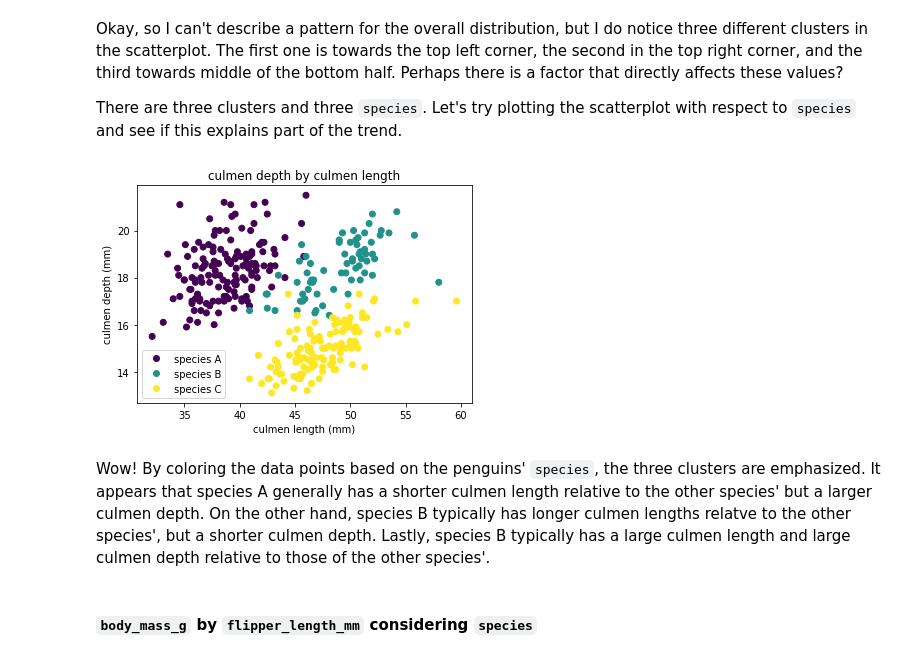
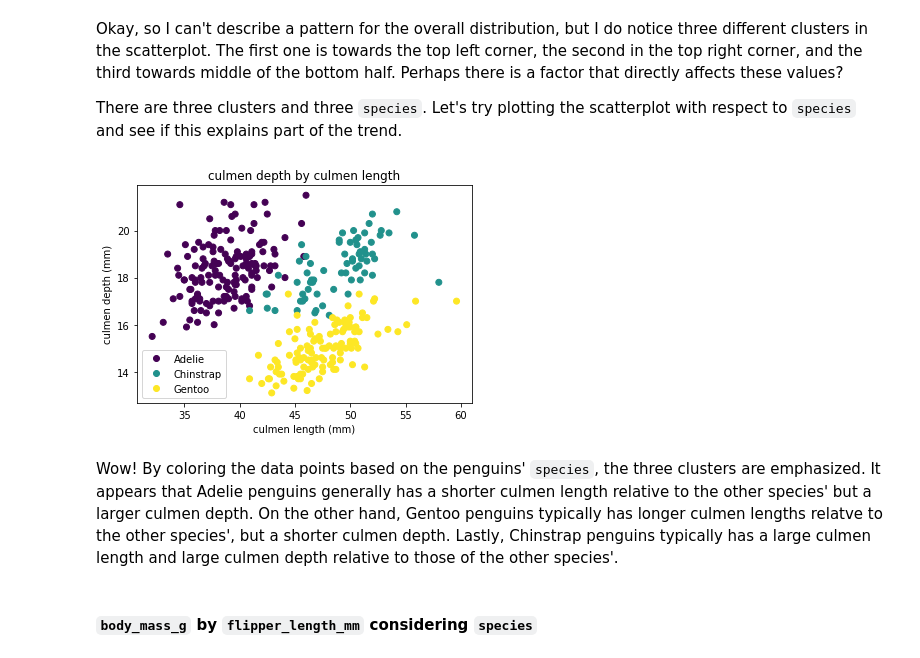
Before and after one commit to michaelhlavaty981/CSC630-Machine-Learning, a Jupyter notebook: Palmer_Penguins.ipynb, the cells around one changed output. Cells and saved outputs as stored; diff of their text form; code cells hidden in the pictures.

```diff
--- a/Palmer_Penguins.ipynb
+++ b/Palmer_Penguins.ipynb
@@ -130,14 +130,14 @@ There are three clusters and three `species`. Let's try plotting the scatterplot
 # %%
 scatter = plt.scatter(data.culmen_length_mm, data.culmen_depth_mm, c=data.species.astype('category').cat.codes)
 plt.title("culmen depth by culmen length")
 plt.xlabel("culmen length (mm)")
 plt.ylabel("culmen depth (mm)")
-plt.legend(handles = scatter.legend_elements()[0], labels = ['species A','species B','species C'])
+plt.legend(handles = scatter.legend_elements()[0], labels = ['Adelie','Chinstrap','Gentoo'])
 plt.show()
 # %% [output]
-[figure, old version]
+[figure, new version]
 # %% [markdown]
-Wow! By coloring the data points based on the penguins' `species`, the three clusters are emphasized. It appears that species A generally has a shorter culmen length relative to the other species' but a larger culmen depth. On the other hand, species B typically has longer culmen lengths relatve to the other species', but a shorter culmen depth. Lastly, species B typically has a large culmen length and large culmen depth relative to those of the other species'.
+Wow! By coloring the data points based on the penguins' `species`, the three clusters are emphasized. It appears that Adelie penguins generally has a shorter culmen length relative to the other species' but a larger culmen depth. On the other hand, Gentoo penguins typically has longer culmen lengths relatve to the other species', but a shorter culmen depth. Lastly, Chinstrap penguins typically has a large culmen length and large culmen depth relative to those of the other species'.
 # %% [markdown]
 #### `body_mass_g` by `flipper_length_mm` considering `species`
 # %%
```
Also changed, not shown: parts of 3 cells of this notebook.
